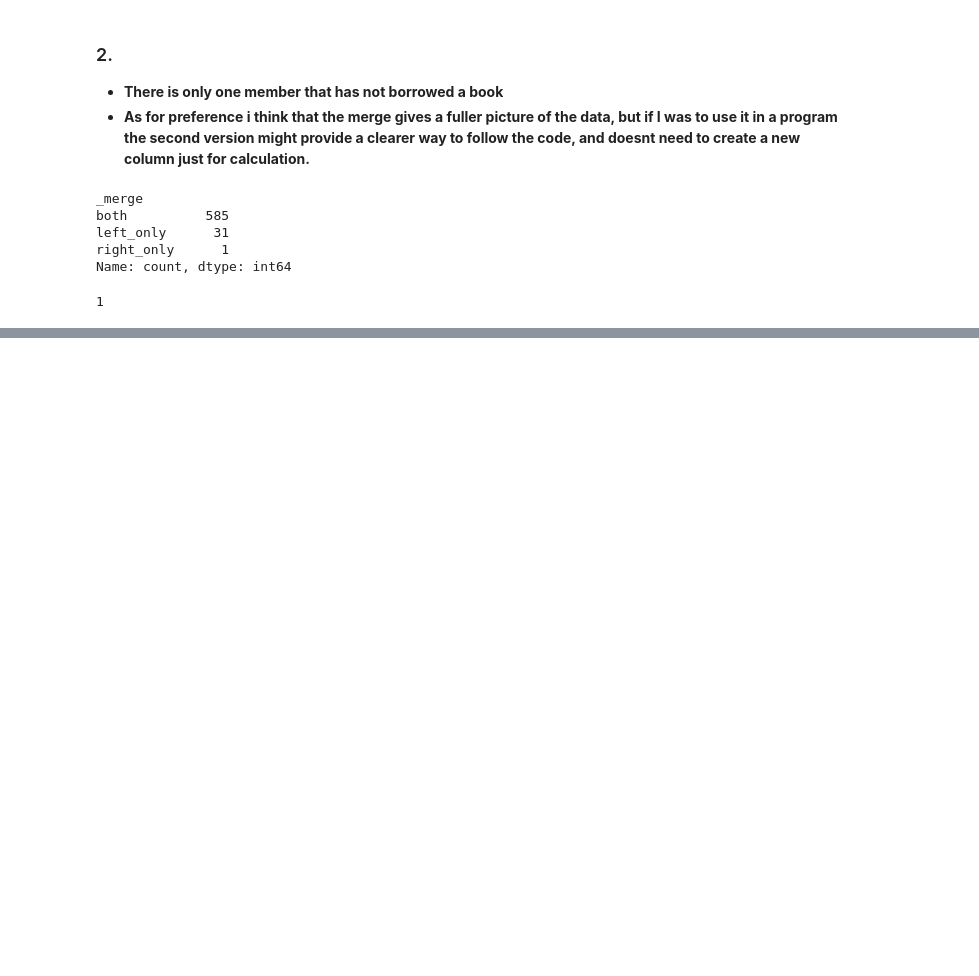
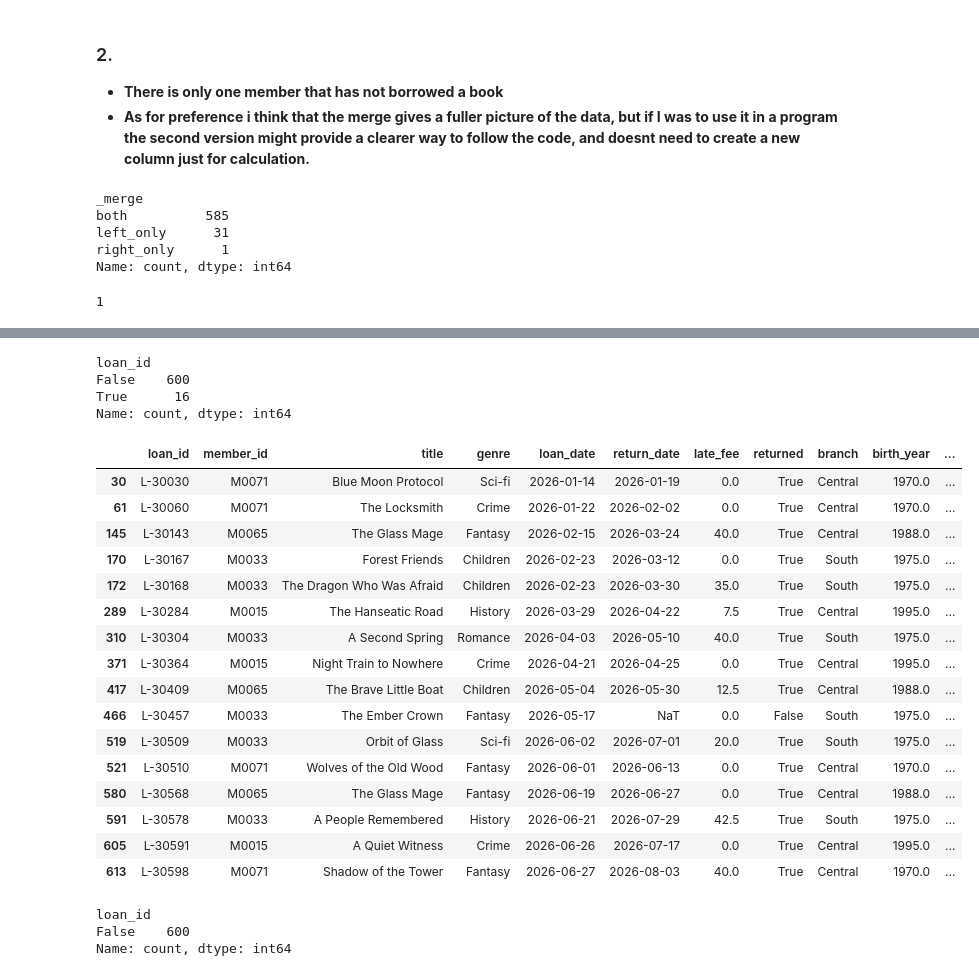
Before and after one commit to ChrisLofgreen/LABS_26-27, a Jupyter notebook: Data analysis/lab4.ipynb, the cells around one changed output, grey strips where cells are left out. Drawn from its saved outputs; the diff is of its cells as text; code cells hidden in the pictures; blank space fills up the shorter version.

```diff
--- a/Data analysis/lab4.ipynb
+++ b/Data analysis/lab4.ipynb
@@ -2,7 +2,7 @@
 import pandas as pd
 
 
-loans_raw = pd.read_csv("data/library_loans_clean.csv")
+loans_raw = pd.read_csv("data/library_loans_clean.csv", parse_dates=["loan_date", "return_date"])
 members_raw = pd.read_csv("data/library_members.csv")
 
 loans = loans_raw.copy()
@@ -154,0 +157,4 @@ print(members_total - members_in_loans)
+# %%
+test_merge = loans.merge(members, on='member_id', how='left', indicator=True)
+
+test_merge["_merge"].value_counts()
@@ -154,0 +189,29 @@ print(members_total - members_in_loans)
+# %%
+print(test_merge["loan_id"].duplicated().value_counts())
+# %% [output]
+loan_id
+False    600
+True      16
+Name: count, dtype: int64
+# %%
+mask = test_merge["loan_id"].duplicated()
+
+test_merge.loc[mask].sort_values("loan_id").head(32)
+# %% [output]
+|  | loan_id | member_id | title | genre | loan_date | return_date | late_fee | returned | branch | birth_year | ... |
+| 30 | L-30030 | M0071 | Blue Moon Protocol | Sci-fi | 2026-01-14 | 2026-01-19 | 0.0 | True | Central | 1970.0 | ... |
+| 61 | L-30060 | M0071 | The Locksmith | Crime | 2026-01-22 | 2026-02-02 | 0.0 | True | Central | 1970.0 | ... |
+| 145 | L-30143 | M0065 | The Glass Mage | Fantasy | 2026-02-15 | 2026-03-24 | 40.0 | True | Central | 1988.0 | ... |
+| 170 | L-30167 | M0033 | Forest Friends | Children | 2026-02-23 | 2026-03-12 | 0.0 | True | South | 1975.0 | ... |
+| 172 | L-30168 | M0033 | The Dragon Who Was Afraid | Children | 2026-02-23 | 2026-03-30 | 35.0 | True | South | 1975.0 | ... |
+| 289 | L-30284 | M0015 | The Hanseatic Road | History | 2026-03-29 | 2026-04-22 | 7.5 | True | Central | 1995.0 | ... |
+| 310 | L-30304 | M0033 | A Second Spring | Romance | 2026-04-03 | 2026-05-10 | 40.0 | True | South | 1975.0 | ... |
+| 371 | L-30364 | M0015 | Night Train to Nowhere | Crime | 2026-04-21 | 2026-04-25 | 0.0 | True | Central | 1995.0 | ... |
+| 417 | L-30409 | M0065 | The Brave Little Boat | Children | 2026-05-04 | 2026-05-30 | 12.5 | True | Central | 1988.0 | ... |
+| 466 | L-30457 | M0033 | The Ember Crown | Fantasy | 2026-05-17 | NaT | 0.0 | False | South | 1975.0 | ... |
+| 519 | L-30509 | M0033 | Orbit of Glass | Sci-fi | 2026-06-02 | 2026-07-01 | 20.0 | True | South | 1975.0 | ... |
+| 521 | L-30510 | M0071 | Wolves of the Old Wood | Fantasy | 2026-06-01 | 2026-06-13 | 0.0 | True | Central | 1970.0 | ... |
+| 580 | L-30568 | M0065 | The Glass Mage | Fantasy | 2026-06-19 | 2026-06-27 | 0.0 | True | Central | 1988.0 | ... |
+| 591 | L-30578 | M0033 | A People Remembered | History | 2026-06-21 | 2026-07-29 | 42.5 | True | South | 1975.0 | ... |
+| 605 | L-30591 | M0015 | A Quiet Witness | Crime | 2026-06-26 | 2026-07-17 | 0.0 | True | Central | 1995.0 | ... |
+| 613 | L-30598 | M0071 | Shadow of the Tower | Fantasy | 2026-06-27 | 2026-08-03 | 40.0 | True | Central | 1970.0 | ... |
@@ -154,0 +220,6 @@ print(members_total - members_in_loans)
+# %%
+print(test_merge["loan_id"].duplicated().value_counts())
+# %% [output]
+loan_id
+False    600
+Name: count, dtype: int64
```
Also changed, not shown: parts of 11 cells of this notebook.
